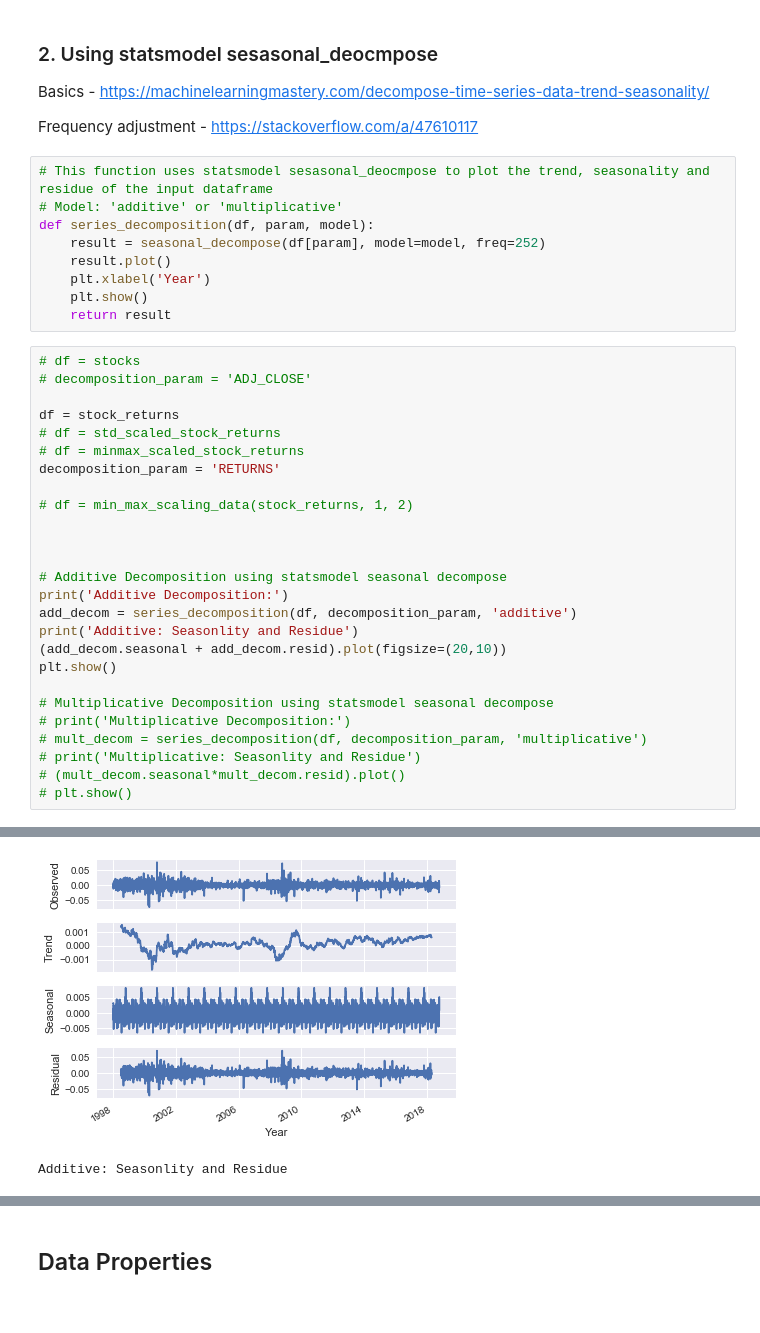
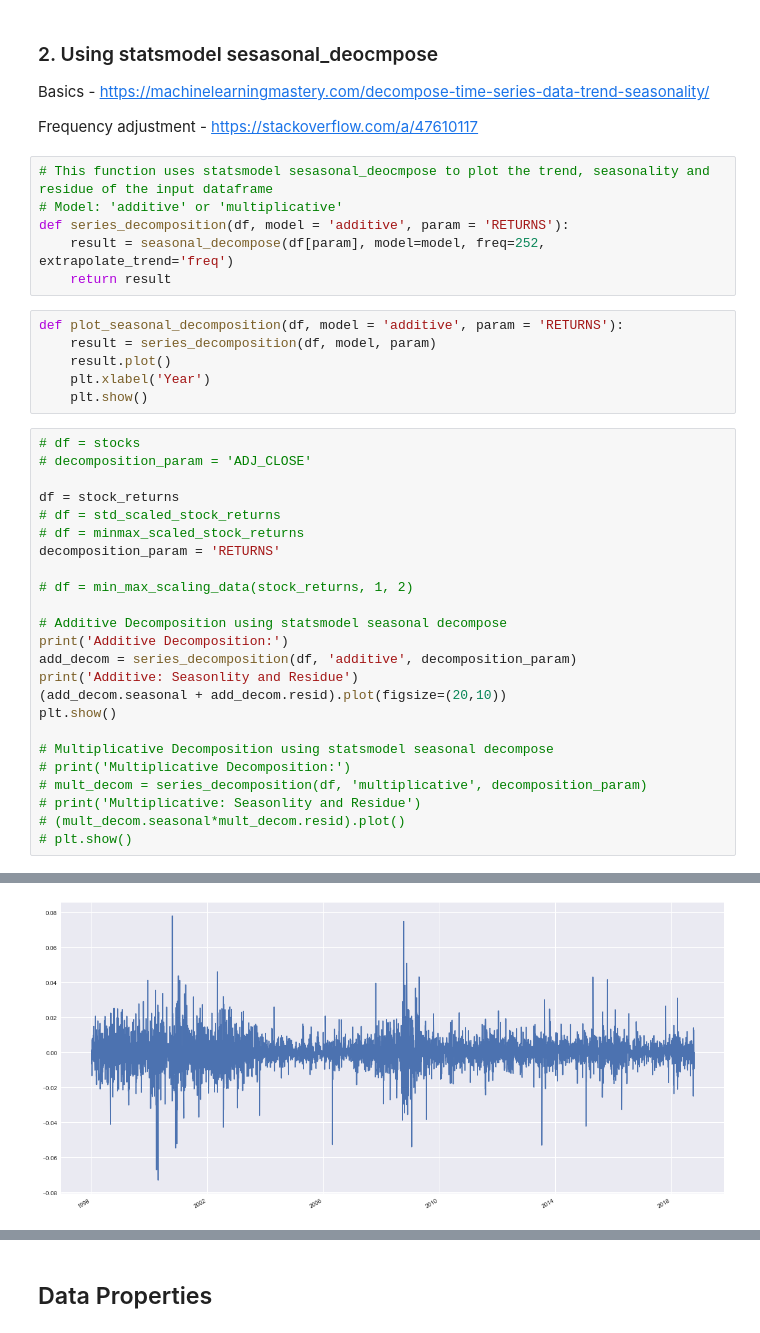
Before and after one commit to Keshav97/Final-Project, a Jupyter notebook: Algorithms/preprocessing.ipynb, the cells around one changed output, grey strips where cells are left out. Cells and saved outputs as stored; diff of their text form.

```diff
--- a/Algorithms/preprocessing.ipynb
+++ b/Algorithms/preprocessing.ipynb
@@ -225,12 +225,15 @@ Frequency adjustment - https://stackoverflow.com/a/47610117
 # %%
 # This function uses statsmodel sesasonal_deocmpose to plot the trend, seasonality and residue of the input dataframe
 # Model: 'additive' or 'multiplicative'
-def series_decomposition(df, param, model):
-    result = seasonal_decompose(df[param], model=model, freq=252)
-    result.plot()
-    plt.xlabel('Year')
-    plt.show()
+def series_decomposition(df, model = 'additive', param = 'RETURNS'):
+    result = seasonal_decompose(df[param], model=model, freq=252, extrapolate_trend='freq')
     return result
+# %%
+def plot_seasonal_decomposition(df, model = 'additive', param = 'RETURNS'):
+    result = series_decomposition(df, model, param)
+    result.plot()
+    plt.xlabel('Year')
+    plt.show()
 # %%
 # df = stocks
 # decomposition_param = 'ADJ_CLOSE'
@@ -242,18 +245,16 @@ decomposition_param = 'RETURNS'
 
 # df = min_max_scaling_data(stock_returns, 1, 2)
 
-
-
 # Additive Decomposition using statsmodel seasonal decompose
 print('Additive Decomposition:')
-add_decom = series_decomposition(df, decomposition_param, 'additive')
+add_decom = series_decomposition(df, 'additive', decomposition_param)
 print('Additive: Seasonlity and Residue')
 (add_decom.seasonal + add_decom.resid).plot(figsize=(20,10))
 plt.show()
 
 # Multiplicative Decomposition using statsmodel seasonal decompose
 # print('Multiplicative Decomposition:')
-# mult_decom = series_decomposition(df, decomposition_param, 'multiplicative')
+# mult_decom = series_decomposition(df, 'multiplicative', decomposition_param)
 # print('Multiplicative: Seasonlity and Residue')
 # (mult_decom.seasonal*mult_decom.resid).plot()
 # plt.show()
@@ -262,2 +279 @@ Additive Decomposition:
-[figure, old version]
+[figure, new version]
-Additive: Seasonlity and Residue
```
Also changed, not shown: parts of 1 cell of this notebook, 4 other files.
